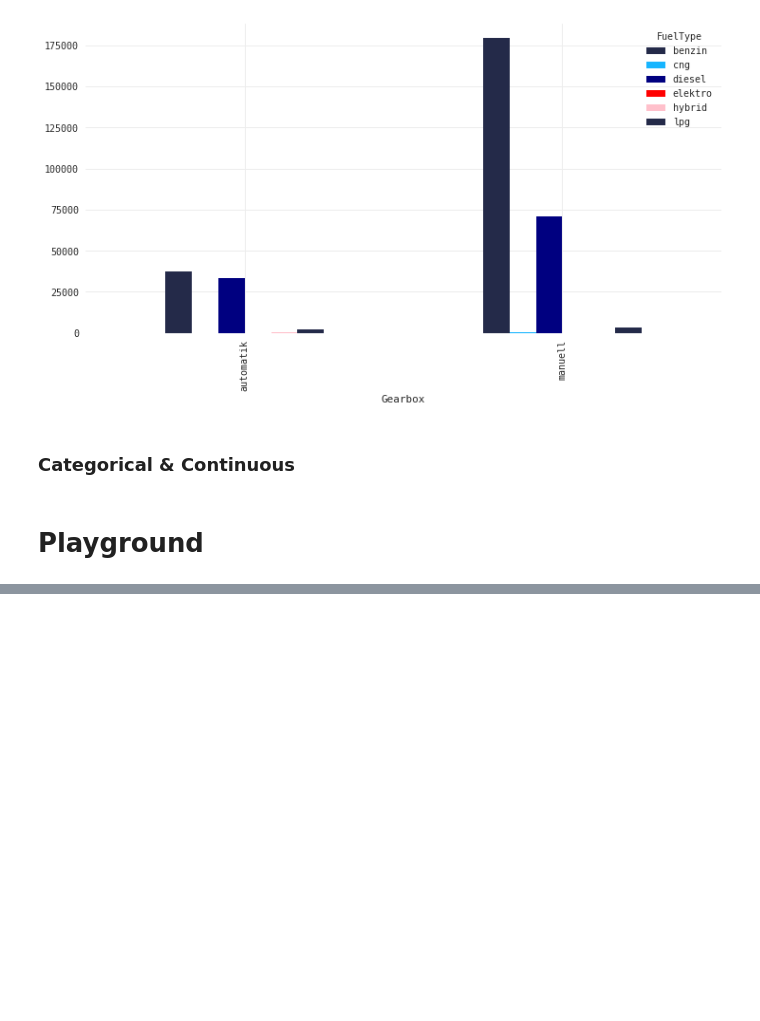
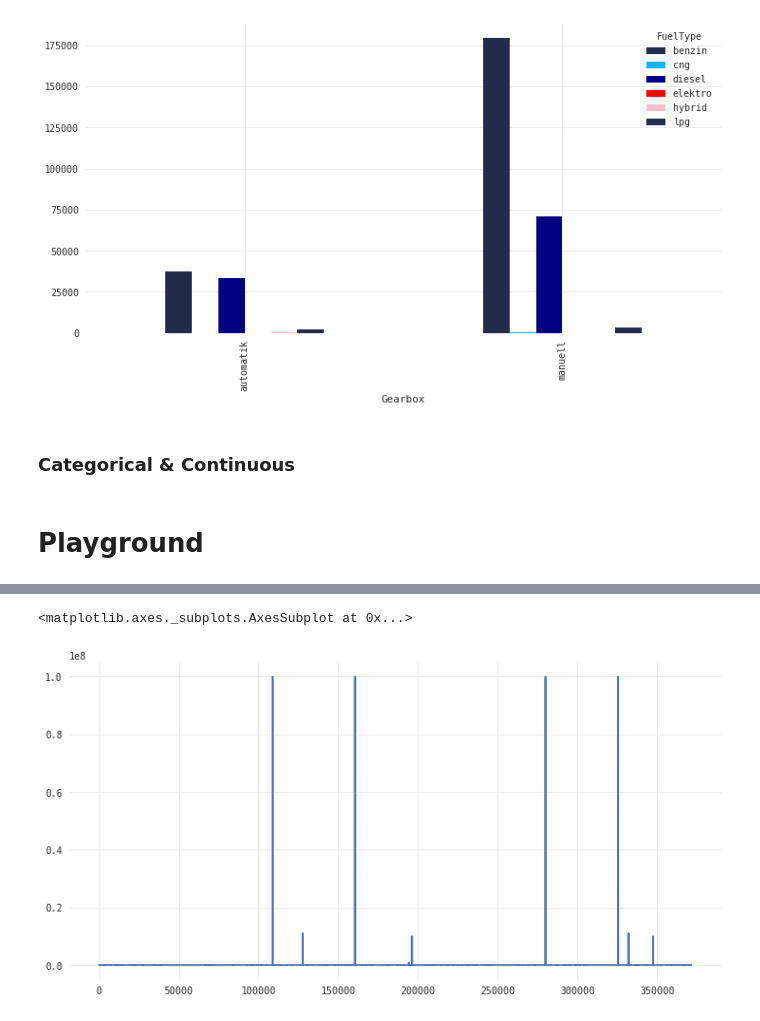
Before and after one commit to qu4ku/datasets-analysis, a Jupyter notebook: 005-used-cars-database.ipynb, the cells around one changed output, grey strips where cells are left out. Saved outputs shown, nothing was run; the diff lists cells and outputs as text; code cells hidden in the pictures; blank space fills up the shorter version.

```diff
--- a/005-used-cars-database.ipynb
+++ b/005-used-cars-database.ipynb
@@ -625,0 +681,5 @@ for model in top_20_models:
+# %%
+golf_price.plot()
+# %% [output]
+<matplotlib.axes._subplots.AxesSubplot at 0x...>
+[figure, added]
```
Also changed, not shown: parts of 33 cells of this notebook.
